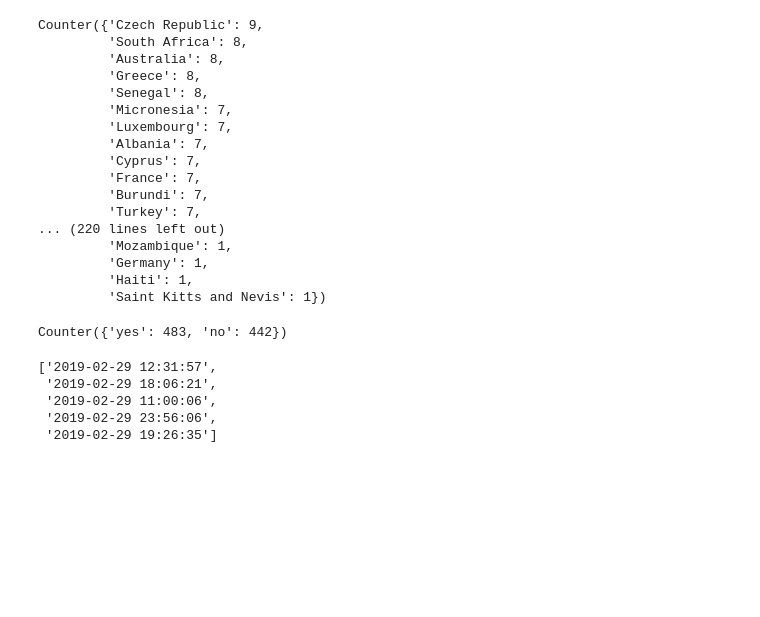
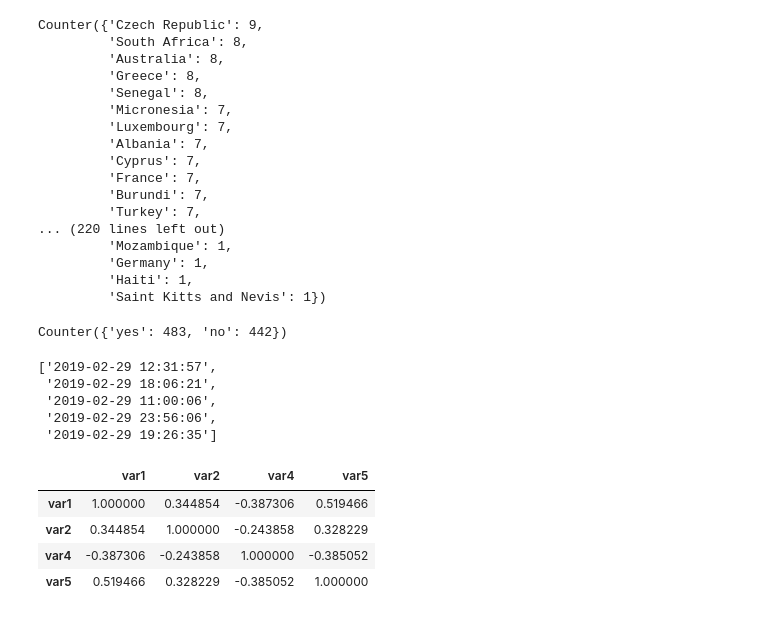
Before and after one commit to engmohamedsalah/AIMaster-MachineLearningDeepLearning, a Jupyter notebook: working.ipynb, the cells around one changed output. Saved outputs shown, nothing was run; the diff lists cells and outputs as text; code cells hidden in the pictures; blank space fills up the shorter version.

```diff
--- a/working.ipynb
+++ b/working.ipynb
@@ -67,0 +71,9 @@ Counter({'yes': 483, 'no': 442})
+# %%
+X_numeric = X[['var1', 'var2', 'var4', 'var5']]
+X_numeric.corr()  # none of the pairs are particularly strongly correlated.
+# %% [output]
+|  | var1 | var2 | var4 | var5 |
+| var1 | 1.000000 | 0.344854 | -0.387306 | 0.519466 |
+| var2 | 0.344854 | 1.000000 | -0.243858 | 0.328229 |
+| var4 | -0.387306 | -0.243858 | 1.000000 | -0.385052 |
+| var5 | 0.519466 | 0.328229 | -0.385052 | 1.000000 |
```
Also changed, not shown: parts of 11 cells of this notebook.
